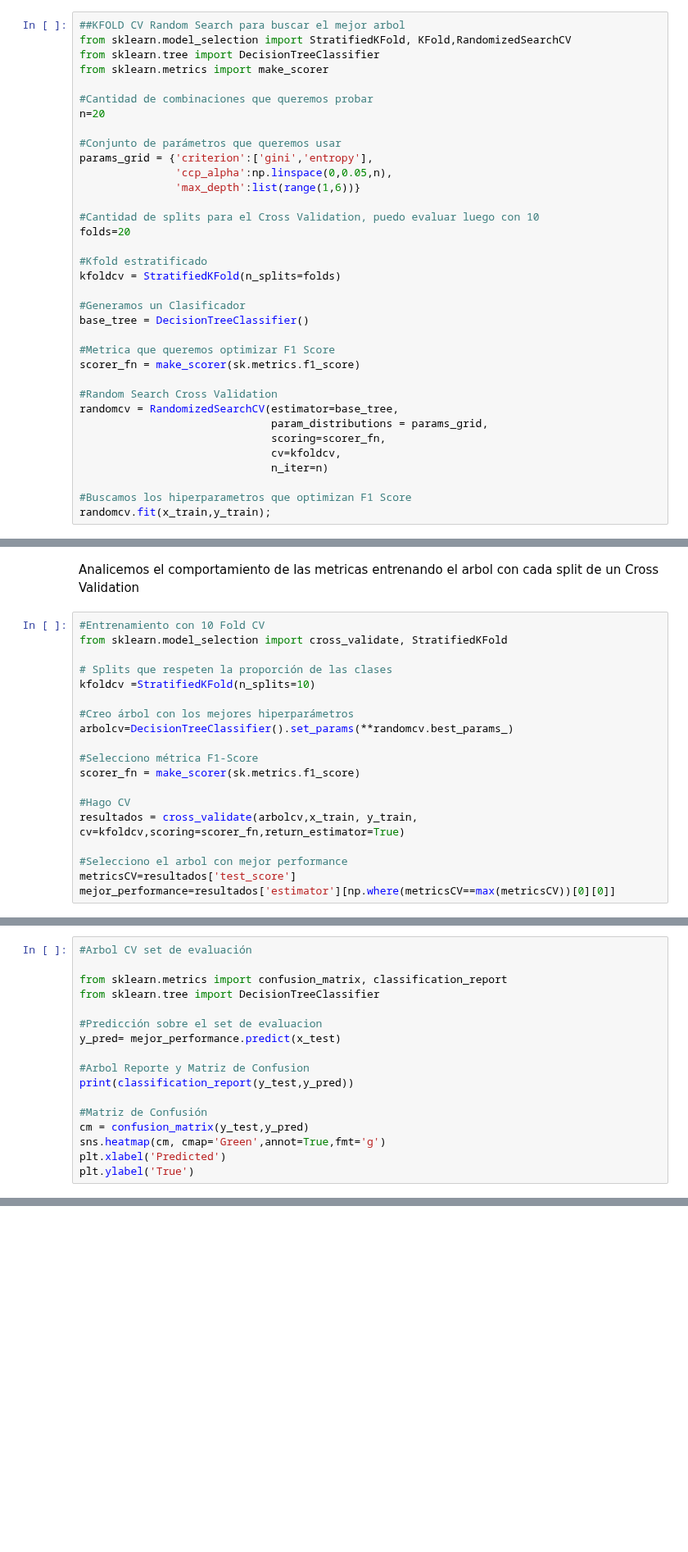
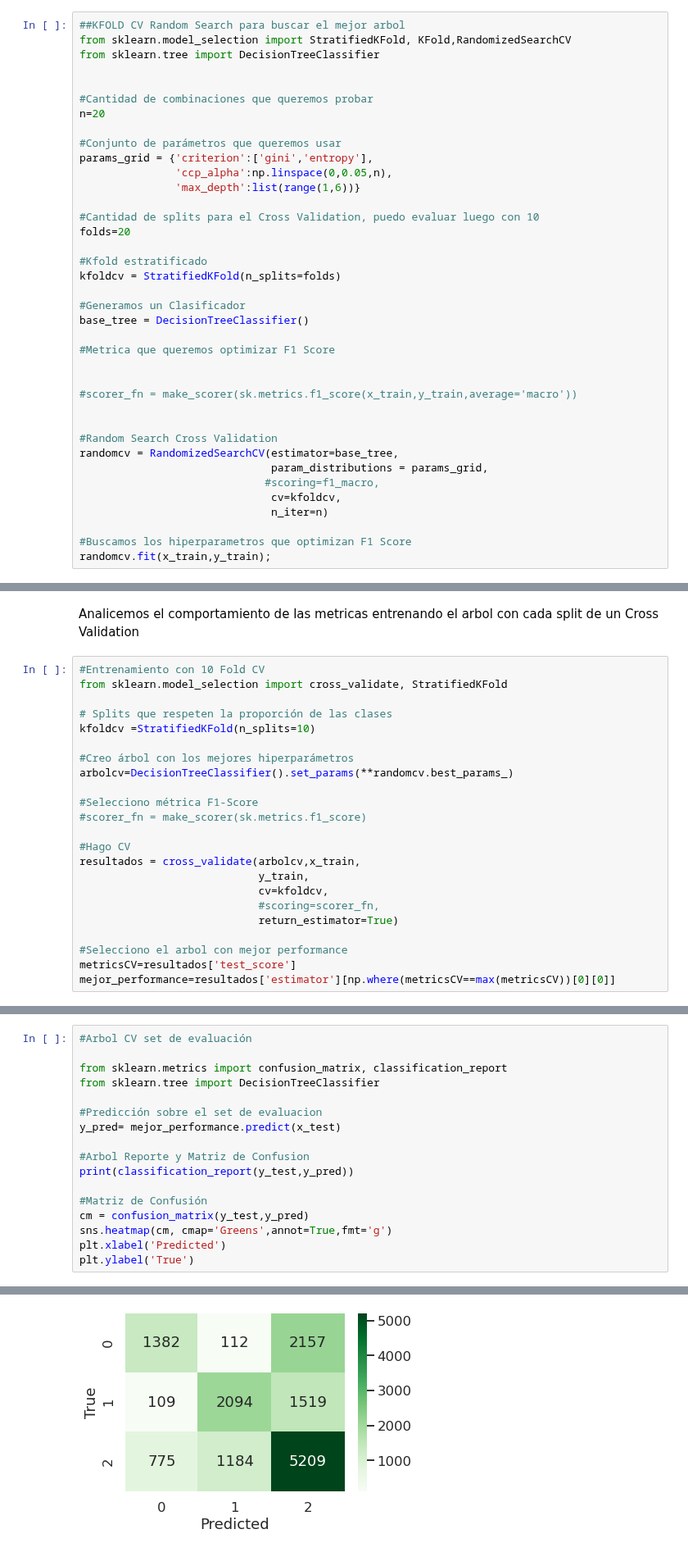
Before and after one commit to napoli-lucia/7506-Organizacion-de-Datos-TPs, a Jupyter notebook: 7506R_TP1_GRUPO18_ENTREGA_N3.ipynb, the cells around one changed output, grey strips where cells are left out. Shown at 82% size. Saved outputs shown, nothing was run; the diff lists cells and outputs as text; blank space fills up the shorter version.

```diff
--- a/7506R_TP1_GRUPO18_ENTREGA_N3.ipynb
+++ b/7506R_TP1_GRUPO18_ENTREGA_N3.ipynb
@@ -345,7 +346,7 @@ Se optimizan los hiperparámetros del dataset mediante k-fold Cross Validation p
 ##KFOLD CV Random Search para buscar el mejor arbol
 from sklearn.model_selection import StratifiedKFold, KFold,RandomizedSearchCV
 from sklearn.tree import DecisionTreeClassifier
-from sklearn.metrics import make_scorer
+
 
 #Cantidad de combinaciones que queremos probar
 n=20
@@ -365,12 +366,15 @@ kfoldcv = StratifiedKFold(n_splits=folds)
 base_tree = DecisionTreeClassifier()
 
 #Metrica que queremos optimizar F1 Score
-scorer_fn = make_scorer(sk.metrics.f1_score)
+
+
+#scorer_fn = make_scorer(sk.metrics.f1_score(x_train,y_train,average='macro'))
+
 
 #Random Search Cross Validation
 randomcv = RandomizedSearchCV(estimator=base_tree,
                               param_distributions = params_grid,
-                              scoring=scorer_fn,
+                             #scoring=f1_macro,
                               cv=kfoldcv,
                               n_iter=n)
 
@@ -507,10 +509,14 @@ kfoldcv =StratifiedKFold(n_splits=10)
 arbolcv=DecisionTreeClassifier().set_params(**randomcv.best_params_)
 
 #Selecciono métrica F1-Score
-scorer_fn = make_scorer(sk.metrics.f1_score)
+#scorer_fn = make_scorer(sk.metrics.f1_score)
 
 #Hago CV
-resultados = cross_validate(arbolcv,x_train, y_train, cv=kfoldcv,scoring=scorer_fn,return_estimator=True)
+resultados = cross_validate(arbolcv,x_train,
+                            y_train,
+                            cv=kfoldcv,
+                            #scoring=scorer_fn,
+                            return_estimator=True)
 
 #Selecciono el arbol con mejor performance
 metricsCV=resultados['test_score']
@@ -557,7 +565,7 @@ print(classification_report(y_test,y_pred))
 
 #Matriz de Confusión
 cm = confusion_matrix(y_test,y_pred)
-sns.heatmap(cm, cmap='Green',annot=True,fmt='g')
+sns.heatmap(cm, cmap='Greens',annot=True,fmt='g')
 plt.xlabel('Predicted')
 plt.ylabel('True')
 # %% [output]
@@ -564,0 +582 @@ NameError: name 'mejor_performance' is not defined
+[figure, added]
```
Also changed, not shown: parts of 13 cells of this notebook.
